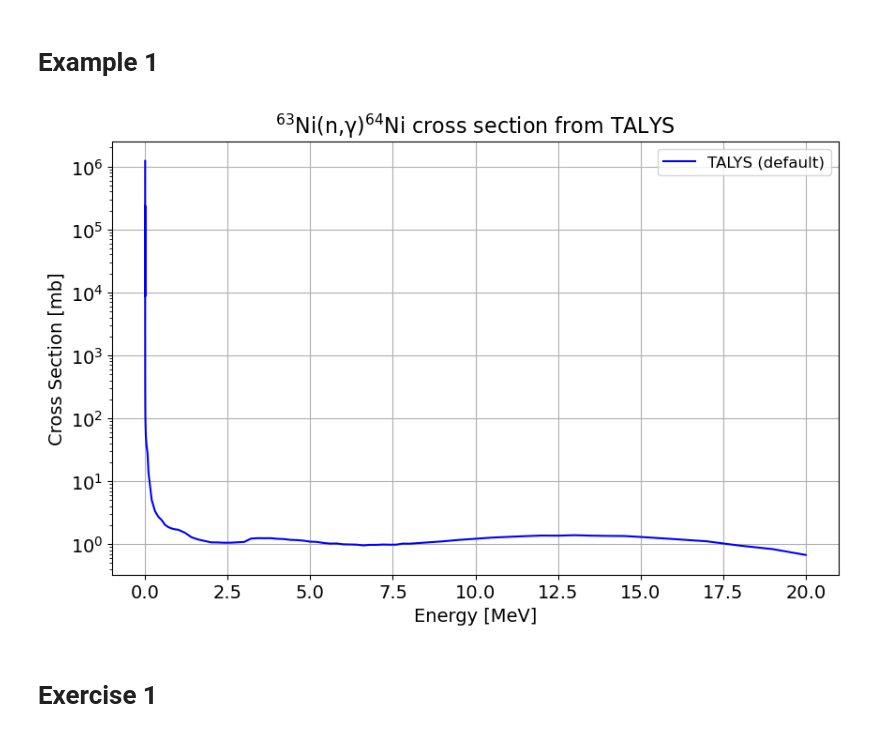
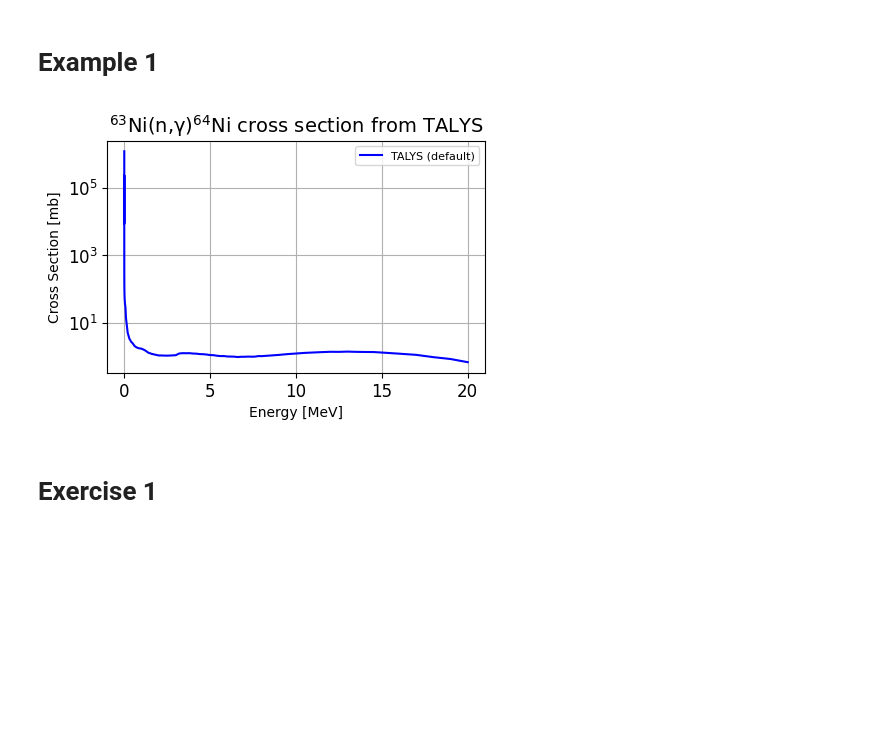
Before and after one commit to Oskar-Idland/FYS4525-Advanced-Nuclear-Reactions-and-Applications-in-Astrophysics, a Jupyter notebook: src/notebook.ipynb, the cells around one changed output. Drawn from its saved outputs; the diff is of its cells as text; code cells hidden in the pictures; blank space fills up the shorter version.

```diff
--- a/src/notebook.ipynb
+++ b/src/notebook.ipynb
@@ -13,18 +13,6 @@ from dataclasses import dataclass
 from scipy.interpolate import interp1d
 from matplotlib.patches import Rectangle
 from mpl_toolkits.axes_grid1.inset_locator import inset_axes, mark_inset
-
-# --- MATPLOTLIB SETTINGS ---
-matplotlib.rcParams.update({
-    'font.size': 14,
-    'figure.figsize': (10, 6),
-    'axes.labelsize': 14,
-    'axes.titlesize': 16,
-    'legend.fontsize': 12,
-    'axes.grid': True,
-    'savefig.format': 'pdf',
-    # 'legend.facecolor': 'snow',
-})
 
 # --- PATHS ---
 cwd = Path.cwd()
@@ -198,12 +246,26 @@ def ghost_legend() -> None:
+# %%
+# --- MATPLOTLIB SETTINGS ---
+matplotlib.rcParams.update({
+    'font.size': 12,
+    'figure.figsize': set_size(),
+    'axes.labelsize': 10,
+    'axes.titlesize': 14,
+    'legend.fontsize': 8,
+    'axes.grid': True,
+    'savefig.format': 'pdf',
+    # 'legend.facecolor': 'snow',
+})
 # %% [markdown]
 # Example 1
 # %%
 Ni63_n_γ = cwd / 'SimpleExampleEnergyGrid/rp028064.tot'
+
+plt.figure(figsize=set_size(fraction=0.75))
 plot_TALYS_data(Ni63_n_γ, title=r"$^{63}$Ni(n,γ)$^{64}$Ni cross section from TALYS")
 
 plt.show()
 # %% [output]
-[figure, old version]
+[figure, new version]
 # %% [markdown]
 # Exercise 1
 # %% [markdown]
```
Also changed, not shown: parts of 36 cells of this notebook, 57 other files.
